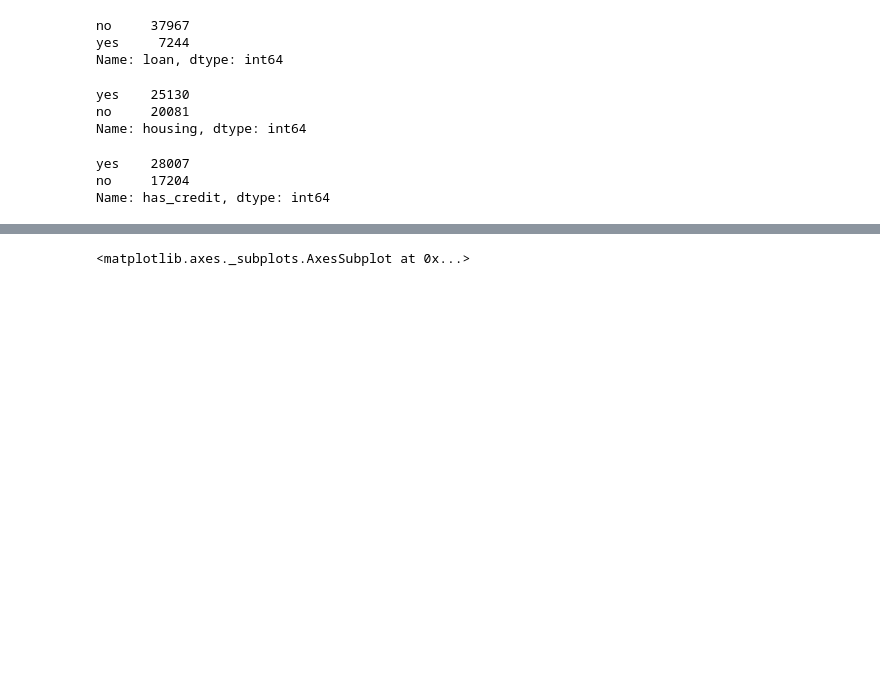
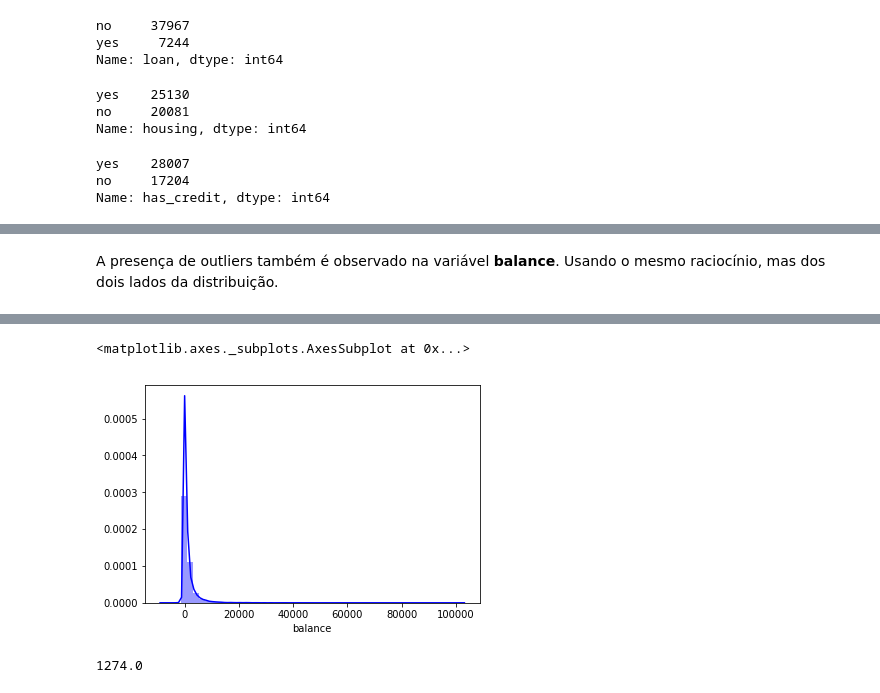
Before and after one commit to joao-a-silva/ds-test-1, a Jupyter notebook: teste_cientista_tailorit.ipynb, the cells around one changed output, grey strips where cells are left out. Drawn from its saved outputs; the diff is of its cells as text; code cells hidden in the pictures; blank space fills up the shorter version.

```diff
--- a/teste_cientista_tailorit.ipynb
+++ b/teste_cientista_tailorit.ipynb
@@ -331,3 +346,5 @@ See the caveats in the documentation: http://pandas.pydata.org/pandas-docs/stabl
+# %% [markdown]
+A presença de outliers também é observado na variável __balance__. Usando o mesmo raciocínio, mas dos dois lados da distribuição.
 # %%
-sns.distplot(df2.balance , color="b", label="yes", bins=200)
+sns.distplot(df2.balance , color="b", label="yes", bins=50)
 # %% [output]
@@ -336 +351,7 @@ sns.distplot(df2.balance , color="b", label="yes", bins=200)
 <matplotlib.axes._subplots.AxesSubplot at 0x...>
+[figure, added]
+# %%
+irq = iqr(df2.balance)
+irq
+# %% [output]
+1274.0
```
Also changed, not shown: parts of 55 cells of this notebook, 1 other file.
